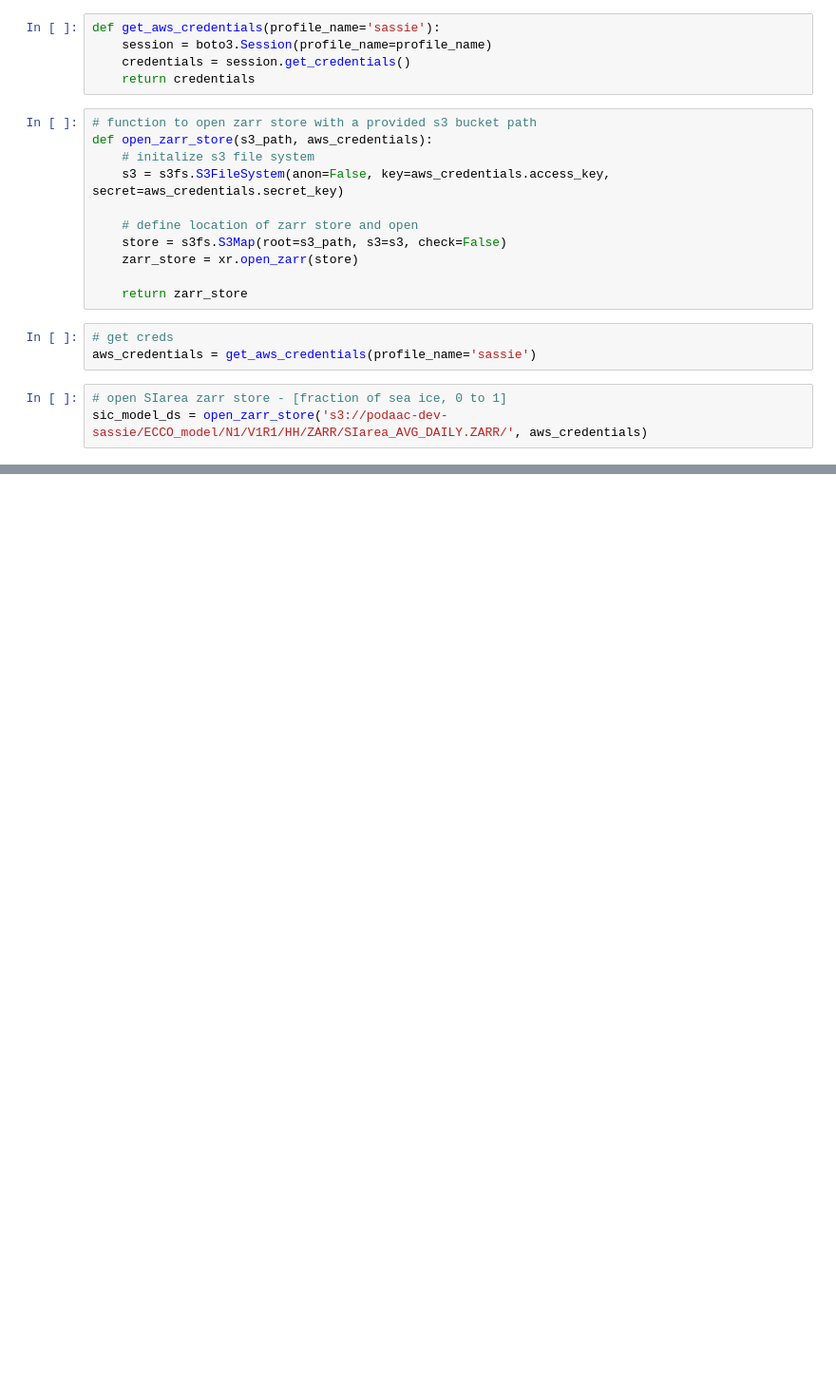
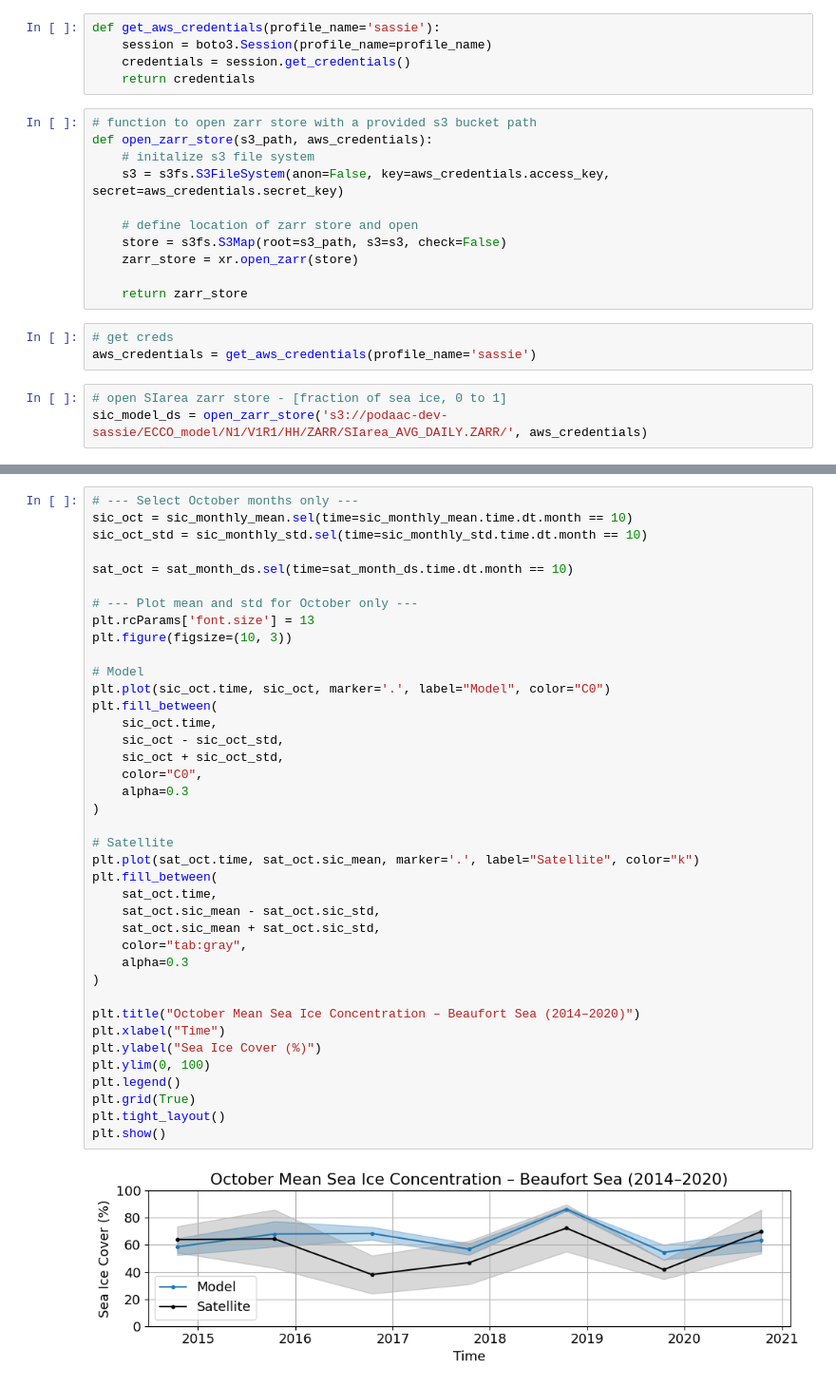
Before and after one commit to mjzahn/SASSIE_ECCO_salinity_stratification, a Jupyter notebook: notebooks/obs_model_comparison/SIC_model_and_satellite.ipynb, the cells around one changed output, grey strips where cells are left out. Shown at 95% size. Cells and saved outputs as stored; diff of their text form; blank space fills up the shorter version.

```diff
--- a/notebooks/obs_model_comparison/SIC_model_and_satellite.ipynb
+++ b/notebooks/obs_model_comparison/SIC_model_and_satellite.ipynb
@@ -229,0 +354,41 @@ plt.show()
+# %%
+# --- Select October months only ---
+sic_oct = sic_monthly_mean.sel(time=sic_monthly_mean.time.dt.month == 10)
+sic_oct_std = sic_monthly_std.sel(time=sic_monthly_std.time.dt.month == 10)
+
+sat_oct = sat_month_ds.sel(time=sat_month_ds.time.dt.month == 10)
+
+# --- Plot mean and std for October only ---
+plt.rcParams['font.size'] = 13
+plt.figure(figsize=(10, 3))
+
+# Model
+plt.plot(sic_oct.time, sic_oct, marker='.', label="Model", color="C0")
+plt.fill_between(
+    sic_oct.time,
+    sic_oct - sic_oct_std,
+    sic_oct + sic_oct_std,
+    color="C0",
+    alpha=0.3
+)
+
+# Satellite
+plt.plot(sat_oct.time, sat_oct.sic_mean, marker='.', label="Satellite", color="k")
+plt.fill_between(
+    sat_oct.time,
+    sat_oct.sic_mean - sat_oct.sic_std,
+    sat_oct.sic_mean + sat_oct.sic_std,
+    color="tab:gray",
+    alpha=0.3
+)
+
+plt.title("October Mean Sea Ice Concentration – Beaufort Sea (2014–2020)")
+plt.xlabel("Time")
+plt.ylabel("Sea Ice Cover (%)")
+plt.ylim(0, 100)
+plt.legend()
+plt.grid(True)
+plt.tight_layout()
+plt.show()
+# %% [output]
+[figure, added]
```
Also changed, not shown: parts of 33 cells of this notebook, 1 other file.
